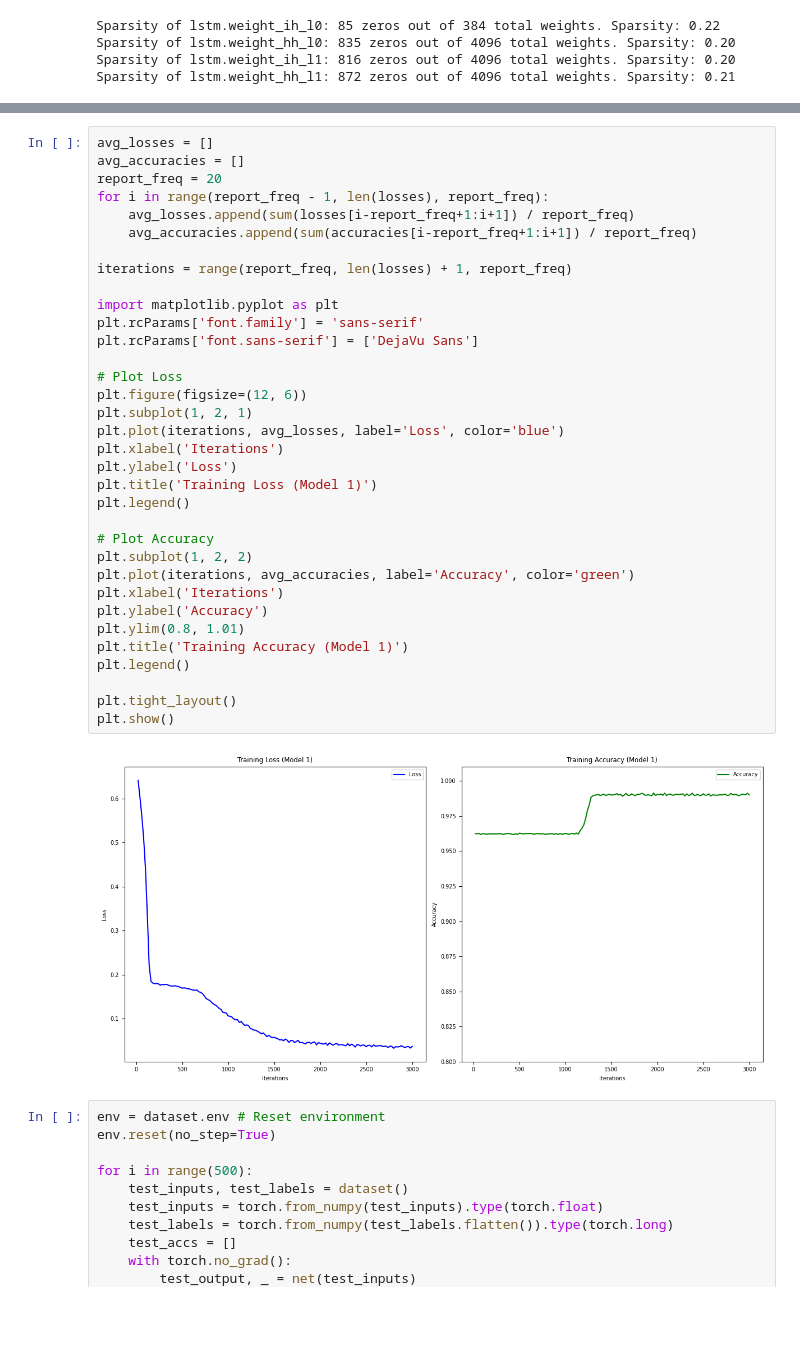
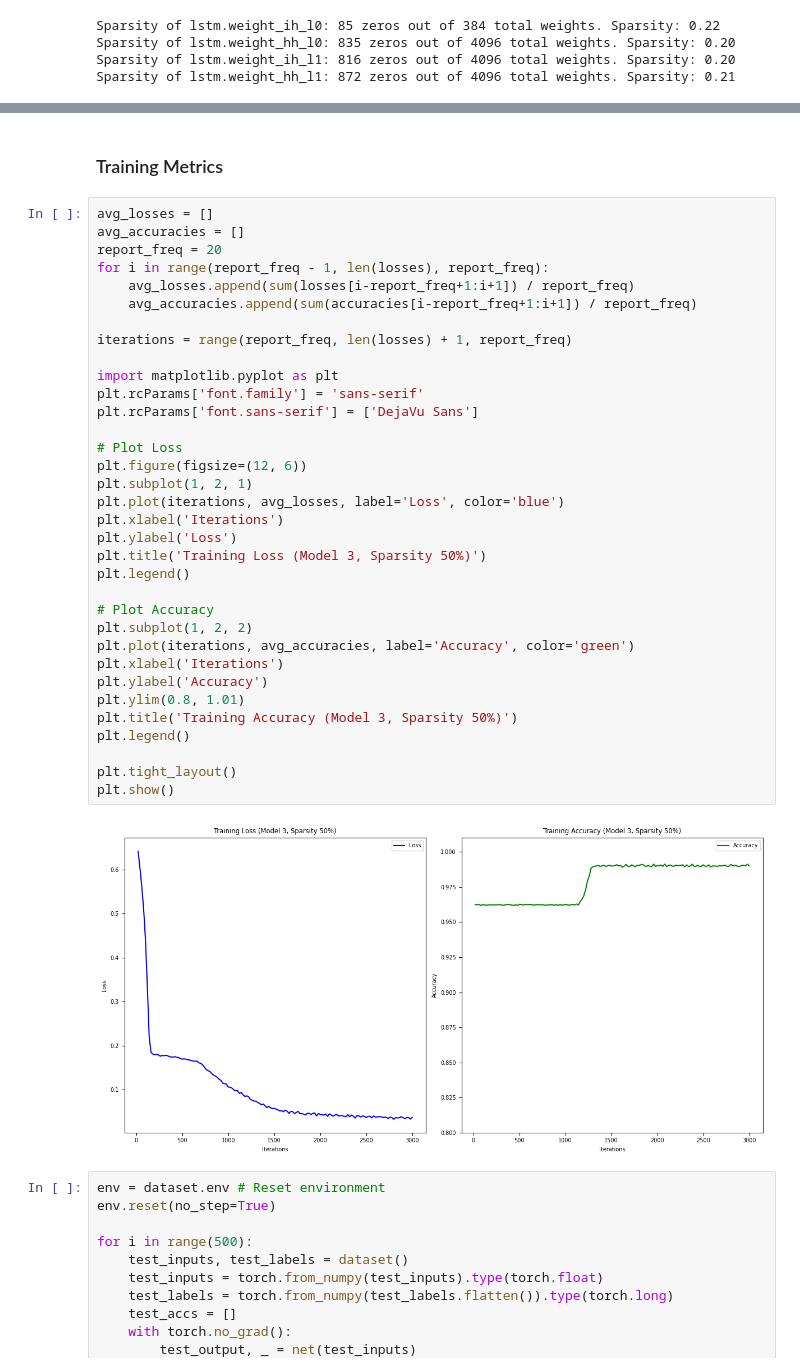
Before and after one commit to adampotton/Cognitive_AI_CW, a Jupyter notebook: Q2A_LSTM_BI_2.ipynb, the cells around one changed output, grey strips where cells are left out. Saved outputs shown, nothing was run; the diff lists cells and outputs as text; blank space fills up the shorter version.

```diff
--- a/Q2A_LSTM_BI_2.ipynb
+++ b/Q2A_LSTM_BI_2.ipynb
@@ -214,39 +226,41 @@ Sparsity of lstm.weight_hh_l1: 872 zeros out of 4096 total weights. Sparsity: 0.
+# %% [markdown]
+### Training Metrics
 # %%
 avg_losses = []
 avg_accuracies = []
 report_freq = 20
 for i in range(report_freq - 1, len(losses), report_freq):
     avg_losses.append(sum(losses[i-report_freq+1:i+1]) / report_freq)
     avg_accuracies.append(sum(accuracies[i-report_freq+1:i+1]) / report_freq)
 
 iterations = range(report_freq, len(losses) + 1, report_freq)
 
 import matplotlib.pyplot as plt
 plt.rcParams['font.family'] = 'sans-serif'
 plt.rcParams['font.sans-serif'] = ['DejaVu Sans']
 
 # Plot Loss
 plt.figure(figsize=(12, 6))
 plt.subplot(1, 2, 1)
 plt.plot(iterations, avg_losses, label='Loss', color='blue')
 plt.xlabel('Iterations')
 plt.ylabel('Loss')
-plt.title('Training Loss (Model 1)')
+plt.title('Training Loss (Model 3, Sparsity 50%)')
 plt.legend()
 
 # Plot Accuracy
 plt.subplot(1, 2, 2)
 plt.plot(iterations, avg_accuracies, label='Accuracy', color='green')
 plt.xlabel('Iterations')
 plt.ylabel('Accuracy')
 plt.ylim(0.8, 1.01)
-plt.title('Training Accuracy (Model 1)')
+plt.title('Training Accuracy (Model 3, Sparsity 50%)')
 plt.legend()
 
 plt.tight_layout()
 plt.show()
 # %% [output]
-[figure, old version]
+[figure, new version]
 # %%
 env = dataset.env # Reset environment
 env.reset(no_step=True)
```
Also changed, not shown: parts of 1 cell of this notebook.
